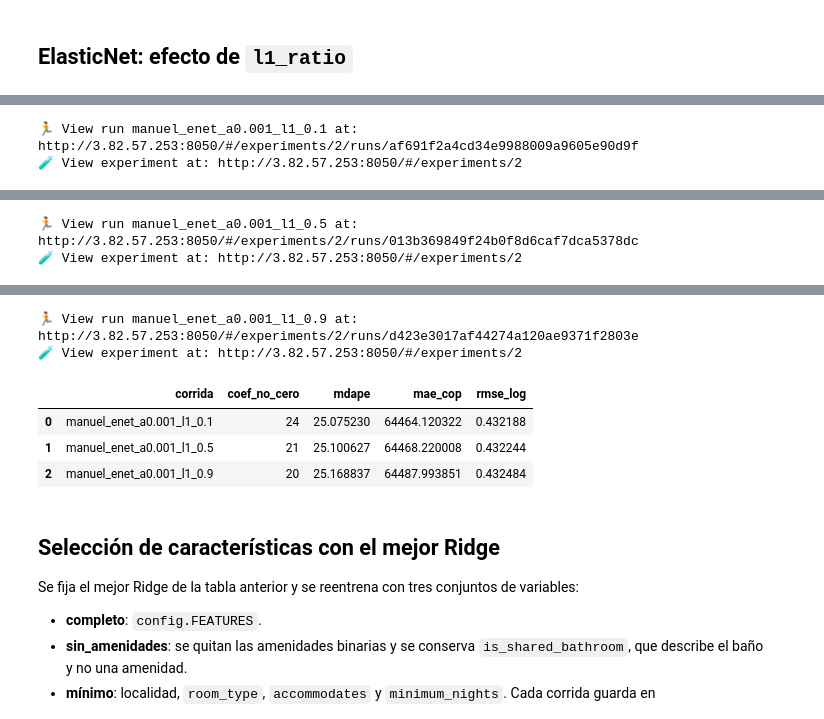
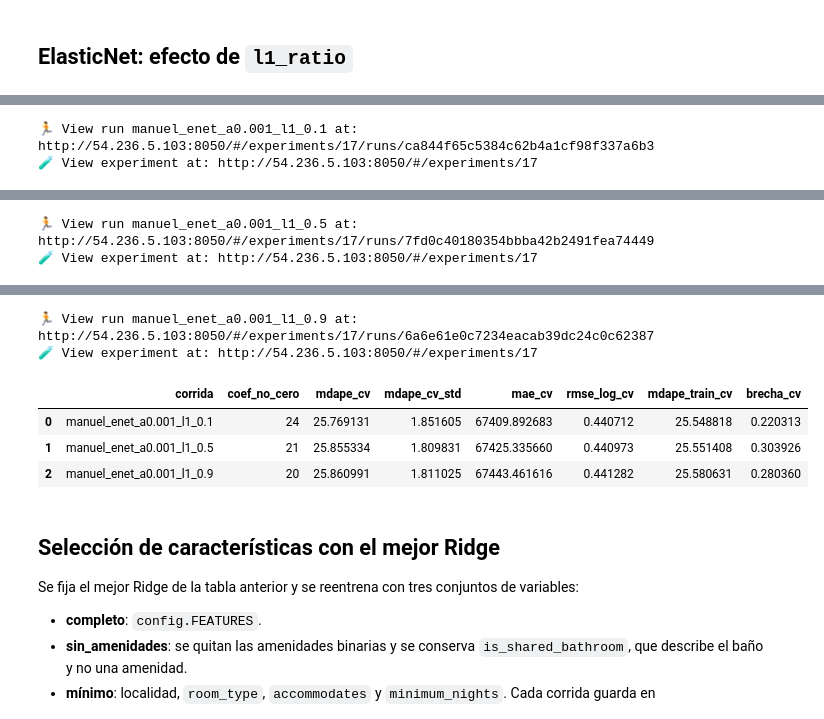
Before and after one commit to EdgarIMR/precios_airbnb_bogota, a Jupyter notebook: notebooks/02_baseline_lineales.ipynb, the cells around one changed output, grey strips where cells are left out. Drawn from its saved outputs; the diff is of its cells as text; code cells hidden in the pictures.

```diff
--- a/notebooks/02_baseline_lineales.ipynb
+++ b/notebooks/02_baseline_lineales.ipynb
@@ -40,9 +65,14 @@ Localidades habilitadas: ['Barrios Unidos', 'Candelaria', 'Chapinero', 'Engativa
 iniciar_mlflow('bogoprice-baseline')
 
 claves = ['neighbourhood_cleansed', 'room_type']
-medianas = train.groupby(claves)[config.TARGET].median().rename('pred')
-pred = test[claves].join(medianas, on=claves)['pred'].fillna(train[config.TARGET].median())
-m = metricas_precio(y_test_cop, pred)
-registrar_corrida('manuel_mediana_localidad_tipo', {'modelo': 'mediana', 'agrupacion': '+'.join(claves)}, m)
+mdape_pliegues = []
+for idx_ent, idx_val in pliegues:
+    ent, val = train.iloc[idx_ent], train.iloc[idx_val]
+    medianas = ent.groupby(claves)[config.TARGET].median().rename('pred')
+    pred = val[claves].join(medianas, on=claves)['pred'].fillna(ent[config.TARGET].median())
+    mdape_pliegues.append(mdape(val[config.TARGET], pred))
+m = {'mdape_cv': float(np.mean(mdape_pliegues)), 'mdape_cv_std': float(np.std(mdape_pliegues, ddof=1))}
+registrar_corrida('manuel_mediana_localidad_tipo', {'modelo': 'mediana', 'agrupacion': '+'.join(claves)}, m,
+                  tags={'etapa': 'validacion_cruzada'})
 m
 # %% [output]
@@ -63,10 +92,11 @@ for nombre, modelo, params in [
     *[(f'manuel_ridge_a{a}', Ridge(alpha=a), {'modelo': 'Ridge', 'alpha': a}) for a in [0.1, 1, 10]],
     *[(f'manuel_enet_a{a}', ElasticNet(alpha=a, l1_ratio=0.5, max_iter=5000), {'modelo': 'ElasticNet', 'alpha': a, 'l1_ratio': 0.5}) for a in [0.001, 0.01]],
 ]:
-    pipe = construir_pipeline(modelo).fit(X_train, y_train)
-    m = metricas_precio(y_test_cop, np.exp(pipe.predict(X_test)))
-    registrar_corrida(nombre, params, m, pipeline=pipe)
+    pipe = construir_pipeline(modelo)
+    m = evaluar_cv_lineal(pipe)
+    pipe = pipe.fit(X_train, y_train)          # modelo entrenado con todo junio
+    registrar_corrida(nombre, params, m, pipeline=pipe, tags={'etapa': 'validacion_cruzada'})
     pipelines[nombre] = pipe
     resultados.append({'corrida': nombre, **m})
-pd.DataFrame(resultados).sort_values('mdape')
+pd.DataFrame(resultados).sort_values('mdape_cv')
 # %% [output]
@@ -105,14 +136,16 @@ iniciar_mlflow('bogoprice-lineales')
 resultados_enet = []
 for l1 in [0.1, 0.5, 0.9]:
     nombre = f'manuel_enet_a0.001_l1_{l1}'
-    pipe_e = construir_pipeline(ElasticNet(alpha=0.001, l1_ratio=l1, max_iter=5000)).fit(X_train, y_train)
-    m = metricas_precio(y_test_cop, np.exp(pipe_e.predict(X_test)))
-    registrar_corrida(nombre, {'modelo': 'ElasticNet', 'alpha': 0.001, 'l1_ratio': l1}, m, pipeline=pipe_e)
+    pipe_e = construir_pipeline(ElasticNet(alpha=0.001, l1_ratio=l1, max_iter=5000))
+    m = evaluar_cv_lineal(pipe_e)
+    pipe_e = pipe_e.fit(X_train, y_train)      # modelo entrenado con todo junio
+    registrar_corrida(nombre, {'modelo': 'ElasticNet', 'alpha': 0.001, 'l1_ratio': l1}, m, pipeline=pipe_e,
+                      tags={'etapa': 'validacion_cruzada'})
     pipelines[nombre] = pipe_e
     resultados_enet.append({
         'corrida': nombre,
         'coef_no_cero': int((pipe_e.named_steps['modelo'].coef_ != 0).sum()),
         **m,
     })
-pd.DataFrame(resultados_enet).sort_values('mdape')
+pd.DataFrame(resultados_enet).sort_values('mdape_cv')
 # %% [output]
@@ -121,2 +154,2 @@ pd.DataFrame(resultados_enet).sort_values('mdape')
-🏃 View run manuel_enet_a0.001_l1_0.1 at: http://3.82.57.253:8050/#/experiments/2/runs/af691f2a4cd34e9988009a9605e90d9f
-🧪 View experiment at: http://3.82.57.253:8050/#/experiments/2
+🏃 View run manuel_enet_a0.001_l1_0.1 at: http://54.236.5.103:8050/#/experiments/17/runs/ca844f65c5384c62b4a1cf98f337a6b3
+🧪 View experiment at: http://54.236.5.103:8050/#/experiments/17
@@ -125,2 +158,2 @@ pd.DataFrame(resultados_enet).sort_values('mdape')
-🏃 View run manuel_enet_a0.001_l1_0.5 at: http://3.82.57.253:8050/#/experiments/2/runs/013b369849f24b0f8d6caf7dca5378dc
-🧪 View experiment at: http://3.82.57.253:8050/#/experiments/2
+🏃 View run manuel_enet_a0.001_l1_0.5 at: http://54.236.5.103:8050/#/experiments/17/runs/7fd0c40180354bbba42b2491fea74449
+🧪 View experiment at: http://54.236.5.103:8050/#/experiments/17
@@ -129,9 +162,9 @@ pd.DataFrame(resultados_enet).sort_values('mdape')
-🏃 View run manuel_enet_a0.001_l1_0.9 at: http://3.82.57.253:8050/#/experiments/2/runs/d423e3017af44274a120ae9371f2803e
-🧪 View experiment at: http://3.82.57.253:8050/#/experiments/2
+🏃 View run manuel_enet_a0.001_l1_0.9 at: http://54.236.5.103:8050/#/experiments/17/runs/6a6e61e0c7234eacab39dc24c0c62387
+🧪 View experiment at: http://54.236.5.103:8050/#/experiments/17
-|  | corrida | coef_no_cero | mdape | mae_cop | rmse_log |
-| 0 | manuel_enet_a0.001_l1_0.1 | 24 | 25.075230 | 64464.120322 | 0.432188 |
-| 1 | manuel_enet_a0.001_l1_0.5 | 21 | 25.100627 | 64468.220008 | 0.432244 |
-| 2 | manuel_enet_a0.001_l1_0.9 | 20 | 25.168837 | 64487.993851 | 0.432484 |
+|  | corrida | coef_no_cero | mdape_cv | mdape_cv_std | mae_cv | rmse_log_cv | mdape_train_cv | brecha_cv |
+| 0 | manuel_enet_a0.001_l1_0.1 | 24 | 25.769131 | 1.851605 | 67409.892683 | 0.440712 | 25.548818 | 0.220313 |
+| 1 | manuel_enet_a0.001_l1_0.5 | 21 | 25.855334 | 1.809831 | 67425.335660 | 0.440973 | 25.551408 | 0.303926 |
+| 2 | manuel_enet_a0.001_l1_0.9 | 20 | 25.860991 | 1.811025 | 67443.461616 | 0.441282 | 25.580631 | 0.280360 |
 # %% [markdown]
 ## Selección de características con el mejor Ridge
 
```
Also changed, not shown: parts of 7 cells of this notebook.
